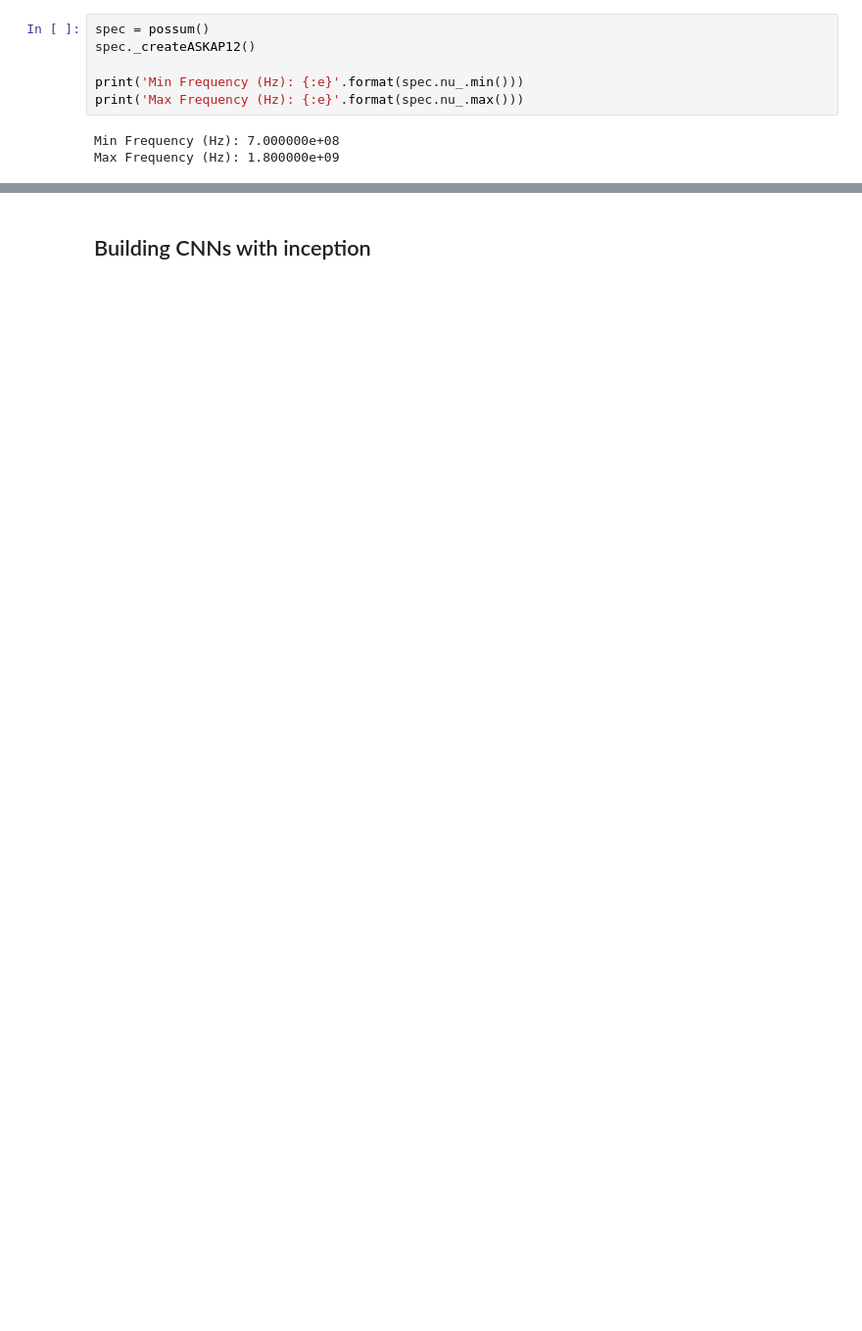
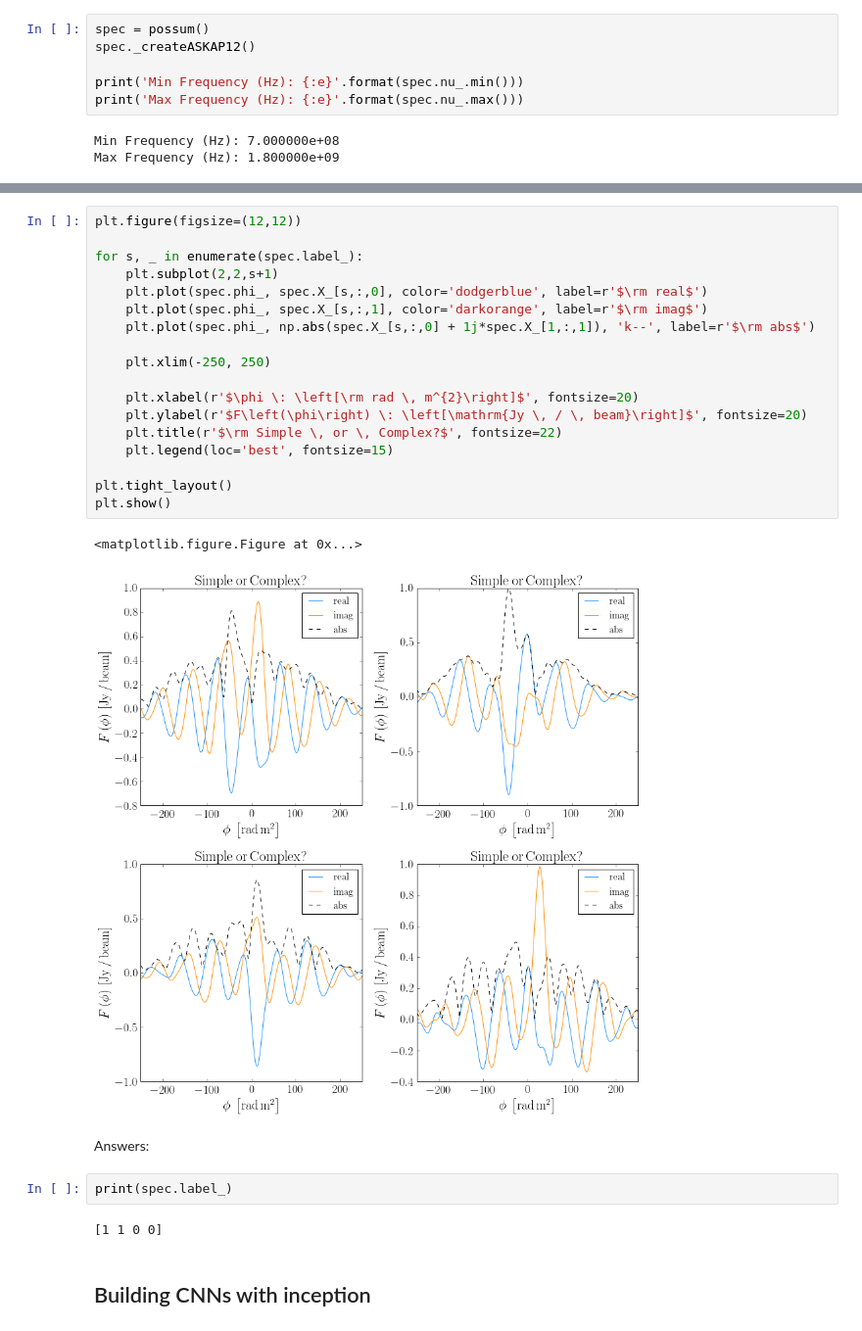
Before and after one commit to sheabrown/faraday_complexity, a Jupyter notebook: final/How2Guide.ipynb, the cells around one changed output, grey strips where cells are left out. Shown at 98% size. Drawn from its saved outputs; the diff is of its cells as text; blank space fills up the shorter version.

```diff
--- a/final/How2Guide.ipynb
+++ b/final/How2Guide.ipynb
@@ -38,2 +161,29 @@ Max Frequency (Hz): 1.800000e+09
+# %%
+plt.figure(figsize=(12,12))
+
+for s, _ in enumerate(spec.label_):
+    plt.subplot(2,2,s+1)
+    plt.plot(spec.phi_, spec.X_[s,:,0], color='dodgerblue', label=r'$\rm real$')
+    plt.plot(spec.phi_, spec.X_[s,:,1], color='darkorange', label=r'$\rm imag$')
+    plt.plot(spec.phi_, np.abs(spec.X_[s,:,0] + 1j*spec.X_[1,:,1]), 'k--', label=r'$\rm abs$')
+
+    plt.xlim(-250, 250)
+
+    plt.xlabel(r'$\phi \: \left[\rm rad \, m^{2}\right]$', fontsize=20)
+    plt.ylabel(r'$F\left(\phi\right) \: \left[\mathrm{Jy \, / \, beam}\right]$', fontsize=20)
+    plt.title(r'$\rm Simple \, or \, Complex?$', fontsize=22)
+    plt.legend(loc='best', fontsize=15)
+
+plt.tight_layout()
+plt.show()
+# %% [output]
+<matplotlib.figure.Figure at 0x...>
+[figure, added]
+# %% [markdown]
+Answers:
+# %%
+print(spec.label_)
+# %% [output]
+[1 1 0 0]
 # %% [markdown]
 ## Building CNNs with inception
```
Also changed, not shown: parts of 9 cells of this notebook, 1 other file.
